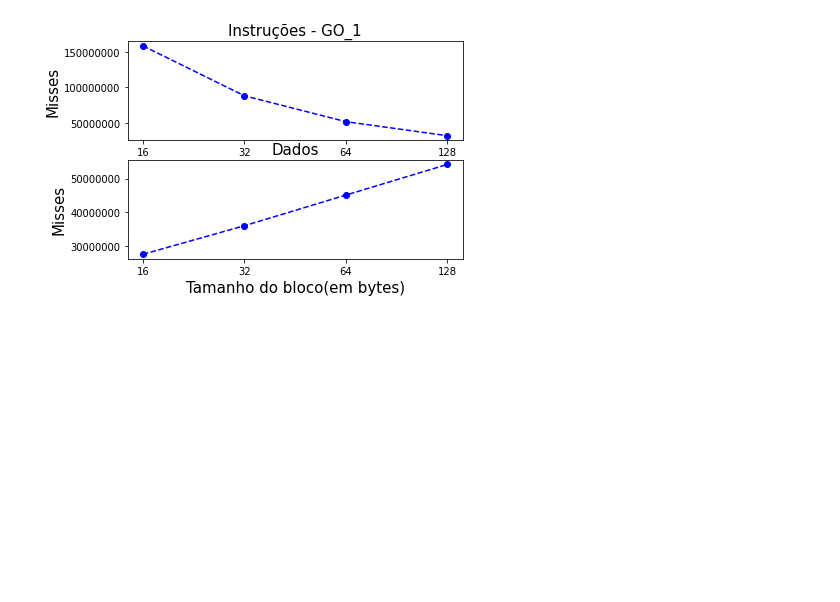
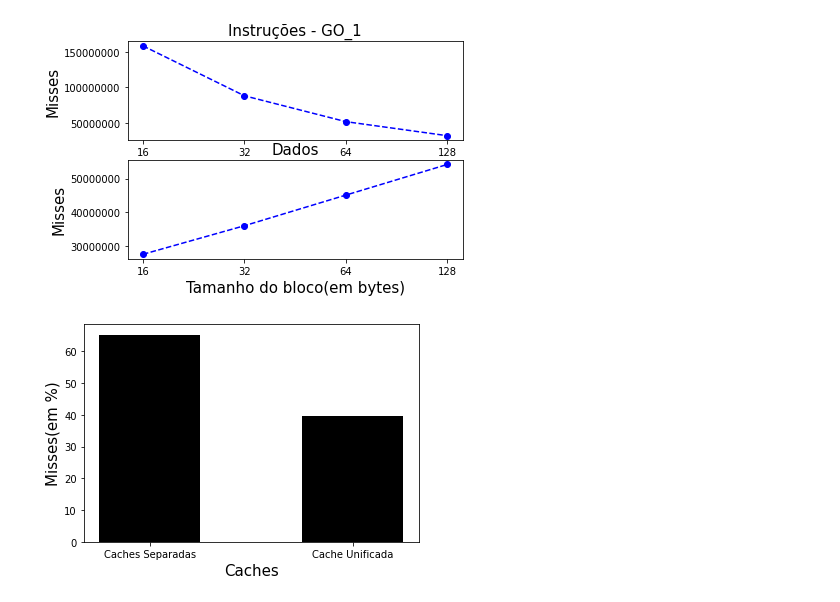
Before and after one commit to raissa-coelho/University, a Jupyter notebook: Trabalho01.ipynb, the cells around one changed output. Saved outputs shown, nothing was run; the diff lists cells and outputs as text; code cells hidden in the pictures; blank space fills up the shorter version.

```diff
--- a/Trabalho01.ipynb
+++ b/Trabalho01.ipynb
@@ -234,0 +233,12 @@ plt.plot(['16','32','64','128'],[27551407,36027244,45118515,54209465],color = 'b
+# %%
+#EXPERIMENTO 4
+
+x = np.array(['Caches Separadas', 'Cache Unificada'])
+y = np.array([65.24,39.59])
+
+plt.ylabel("Misses(em %)", fontsize = '15')
+plt.xlabel("Caches", fontsize = '15')
+plt.bar(x,y, width=0.5, color = 'black')
+plt.show()
+# %% [output]
+[figure, added]
```
Also changed, not shown: parts of 1 cell of this notebook.
